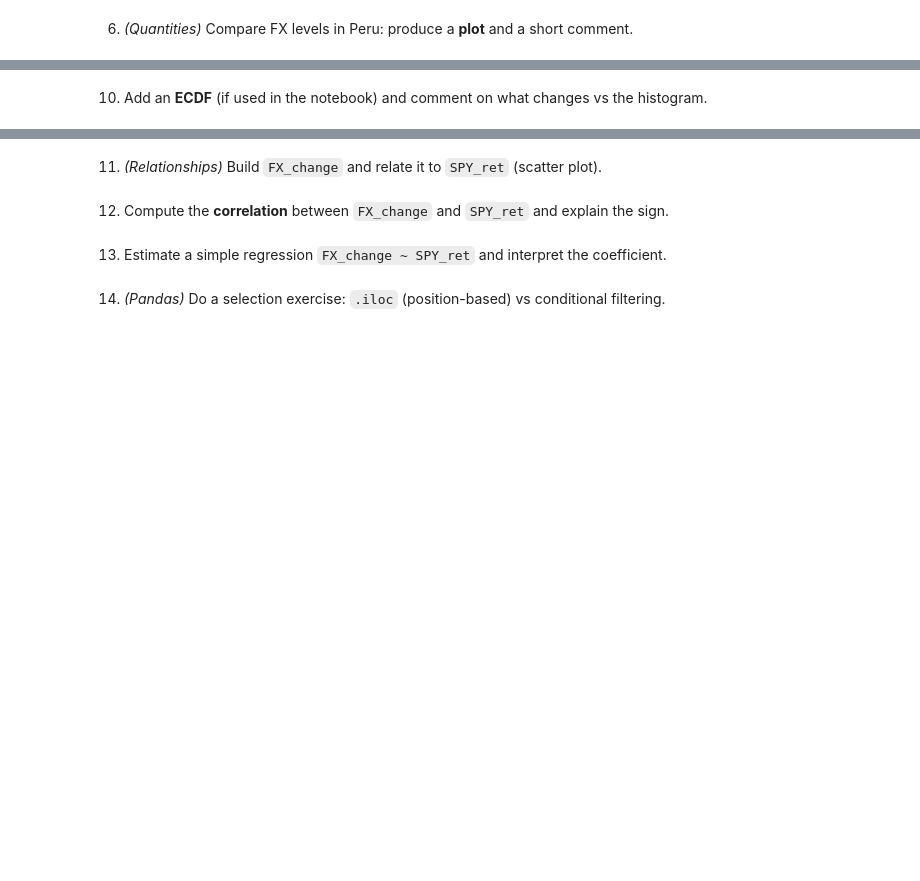
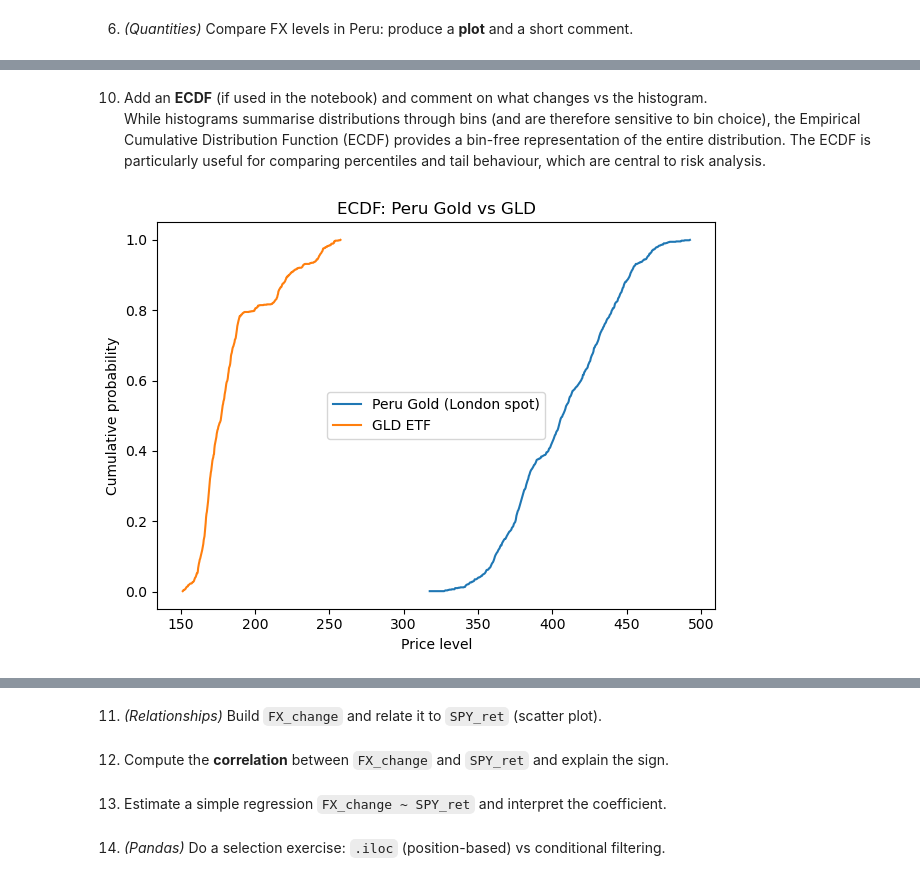
Before and after one commit to EduardoLG39/FinLab, a Jupyter notebook: homeworks/Assignment_3/group_9_ass_3_2026_folder/group_9_ass_3_2026_p1p2.ipynb, the cells around one changed output, grey strips where cells are left out. Saved outputs shown, nothing was run; the diff lists cells and outputs as text; code cells hidden in the pictures; blank space fills up the shorter version.

```diff
--- a/homeworks/Assignment_3/group_9_ass_3_2026_folder/group_9_ass_3_2026_p1p2.ipynb
+++ b/homeworks/Assignment_3/group_9_ass_3_2026_folder/group_9_ass_3_2026_p1p2.ipynb
@@ -346,2 +472,29 @@ US assets with returns — preview:
 # %% [markdown]
 10. Add an **ECDF** (if used in the notebook) and comment on what changes vs the histogram.
+While histograms summarise distributions through bins (and are therefore sensitive to bin choice), the Empirical Cumulative Distribution Function (ECDF) provides a bin-free representation of the entire distribution. The ECDF is particularly useful for comparing percentiles and tail behaviour, which are central to risk analysis.
+# %%
+import numpy as np
+import matplotlib.pyplot as plt
+from statsmodels.distributions.empirical_distribution import ECDF
+
+# --- Build ECDFs ---
+ecdf_peru_gold = ECDF(gold_compare["gold"])
+ecdf_gld = ECDF(gold_compare["gld"])
+
+# Grid for plotting
+x_peru = np.linspace(gold_compare["gold"].min(), gold_compare["gold"].max(), 400)
+x_gld  = np.linspace(gold_compare["gld"].min(),  gold_compare["gld"].max(),  400)
+
+# --- ECDF plot ---
+plt.figure()
+plt.plot(x_peru, ecdf_peru_gold(x_peru), label="Peru Gold (London spot)")
+plt.plot(x_gld,  ecdf_gld(x_gld),        label="GLD ETF")
+
+plt.title("ECDF: Peru Gold vs GLD")
+plt.xlabel("Price level")
+plt.ylabel("Cumulative probability")
+plt.legend()
+plt.tight_layout()
+plt.show()
+# %% [output]
+[figure, added]
```
Also changed, not shown: parts of 15 cells of this notebook.
